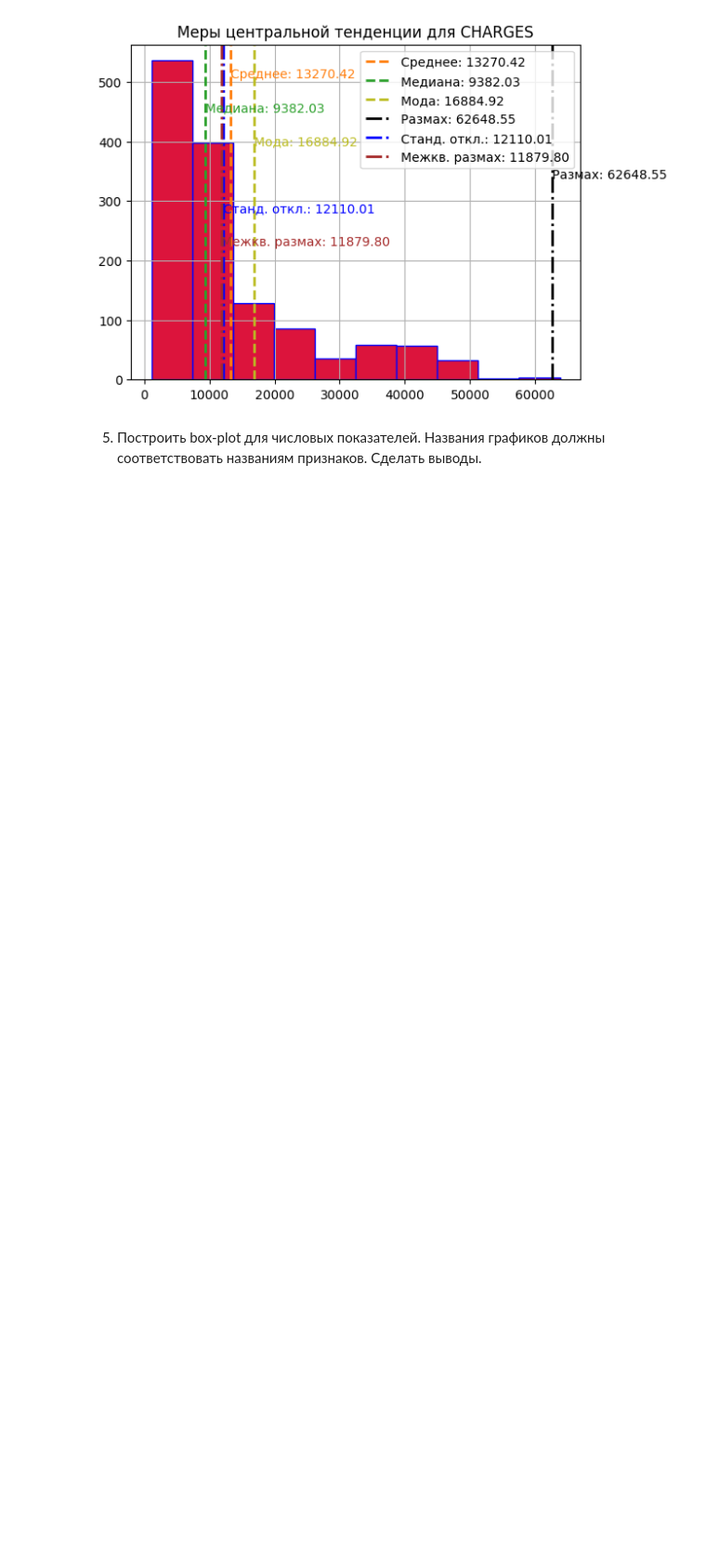
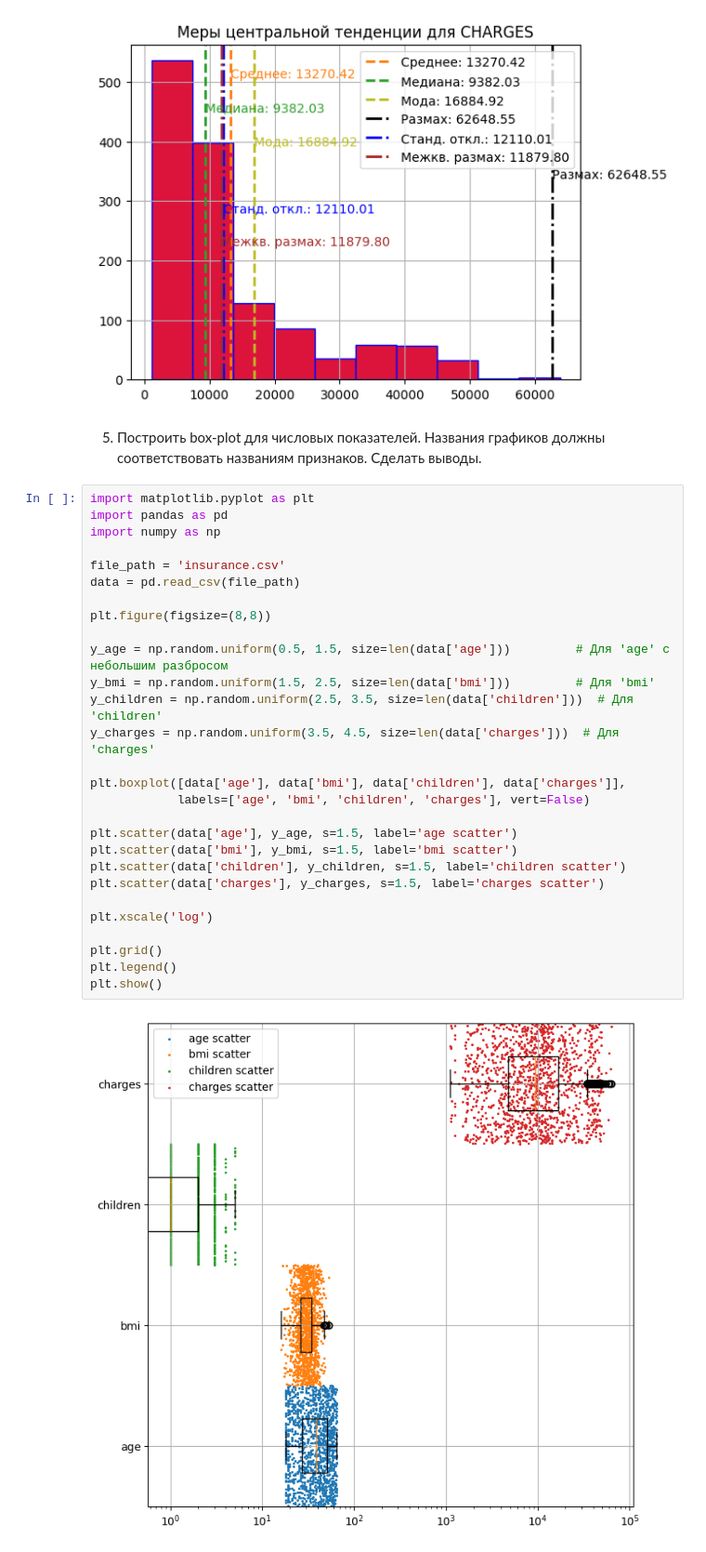
Before and after one commit to desolee7/TIABD, a Jupyter notebook: 3Praktika/3Praktika.ipynb, the cells around one changed output. Shown at 93% size. Drawn from its saved outputs; the diff is of its cells as text; blank space fills up the shorter version.

```diff
--- a/3Praktika/3Praktika.ipynb
+++ b/3Praktika/3Praktika.ipynb
@@ -135,3 +135,33 @@ plt.show()
 # %% [markdown]
 5. Построить box-plot для числовых показателей. Названия графиков должны
 соответствовать названиям признаков. Сделать выводы.
+# %%
+import matplotlib.pyplot as plt
+import pandas as pd
+import numpy as np
+
+file_path = 'insurance.csv'
+data = pd.read_csv(file_path)
+
+plt.figure(figsize=(8,8))
+
+y_age = np.random.uniform(0.5, 1.5, size=len(data['age']))         # Для 'age' с небольшим разбросом
+y_bmi = np.random.uniform(1.5, 2.5, size=len(data['bmi']))         # Для 'bmi'
+y_children = np.random.uniform(2.5, 3.5, size=len(data['children']))  # Для 'children'
+y_charges = np.random.uniform(3.5, 4.5, size=len(data['charges']))  # Для 'charges'
+
+plt.boxplot([data['age'], data['bmi'], data['children'], data['charges']],
+            labels=['age', 'bmi', 'children', 'charges'], vert=False)
+
+plt.scatter(data['age'], y_age, s=1.5, label='age scatter')
+plt.scatter(data['bmi'], y_bmi, s=1.5, label='bmi scatter')
+plt.scatter(data['children'], y_children, s=1.5, label='children scatter')
+plt.scatter(data['charges'], y_charges, s=1.5, label='charges scatter')
+
+plt.xscale('log')
+
+plt.grid()
+plt.legend()
+plt.show()
+# %% [output]
+[figure, added]
```
Also changed, not shown: parts of 2 cells of this notebook.
